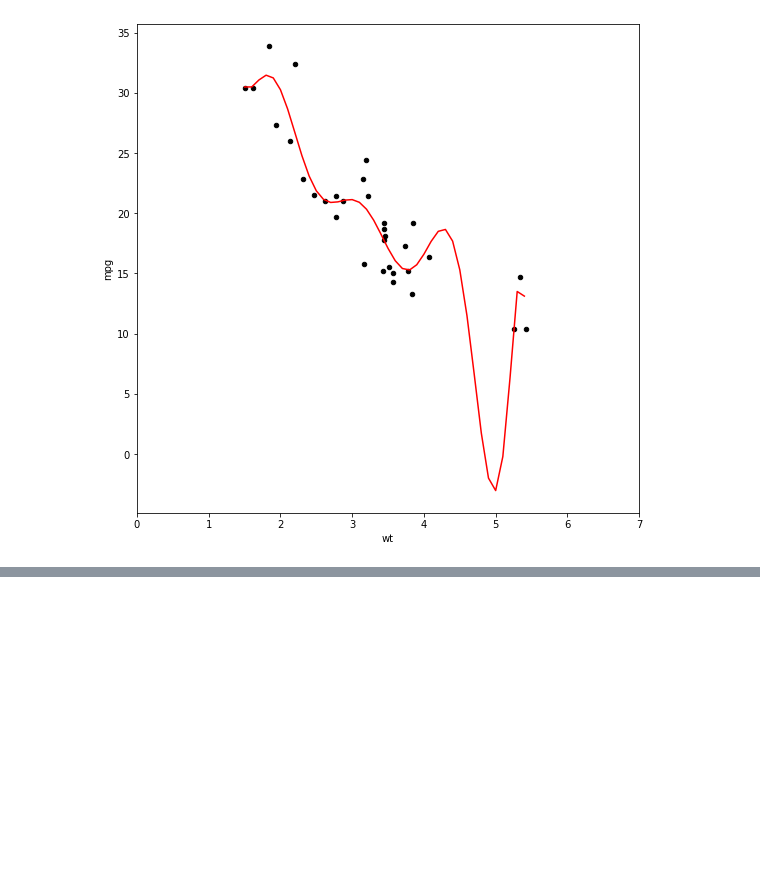
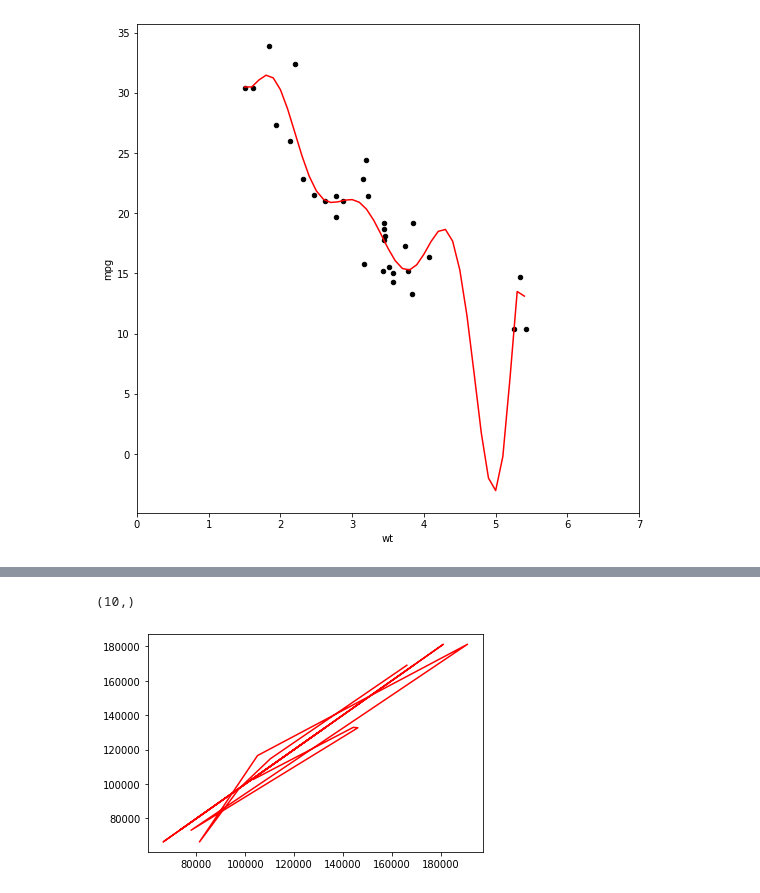
Before and after one commit to HoDinhKhanh/AI, a Jupyter notebook: machine_learning.ipynb, the cells around one changed output, grey strips where cells are left out. Cells and saved outputs as stored; diff of their text form; code cells hidden in the pictures; blank space fills up the shorter version.

```diff
--- a/machine_learning.ipynb
+++ b/machine_learning.ipynb
@@ -377,0 +403,3 @@ plt.plot(range,y_pred,color = 'red');
+# %%
+X = data.drop(data.columns[3:5],axis=True)
+X.head()
@@ -377,0 +415,13 @@ plt.plot(range,y_pred,color = 'red');
+# %%
+sc = StandardScaler()
+X = sc.fit_transform(X)
+# %%
+from scipy.sparse import random
+from sklearn.model_selection import train_test_split
+X_train, X_test, y_train, y_test = train_test_split(X,y,test_size=0.2,random_state=0)
+X_train.shape
+X_test.shape
+y_train.shape
+y_test.shape
+# %% [output]
+(10,)
@@ -377,0 +430,8 @@ plt.plot(range,y_pred,color = 'red');
+# %%
+regressor = LinearRegression()
+regressor.fit(X_train, y_train)
+y_pred = regressor.predict(X_test.round(1))
+calculation = pd.DataFrame(np.c_[y_test,y_pred],columns=['Original Profit','predicted Profit'])
+plt.plot(calculation,y_pred,color = 'red');
+# %% [output]
+[figure, added]
```
Also changed, not shown: parts of 7 cells of this notebook.
